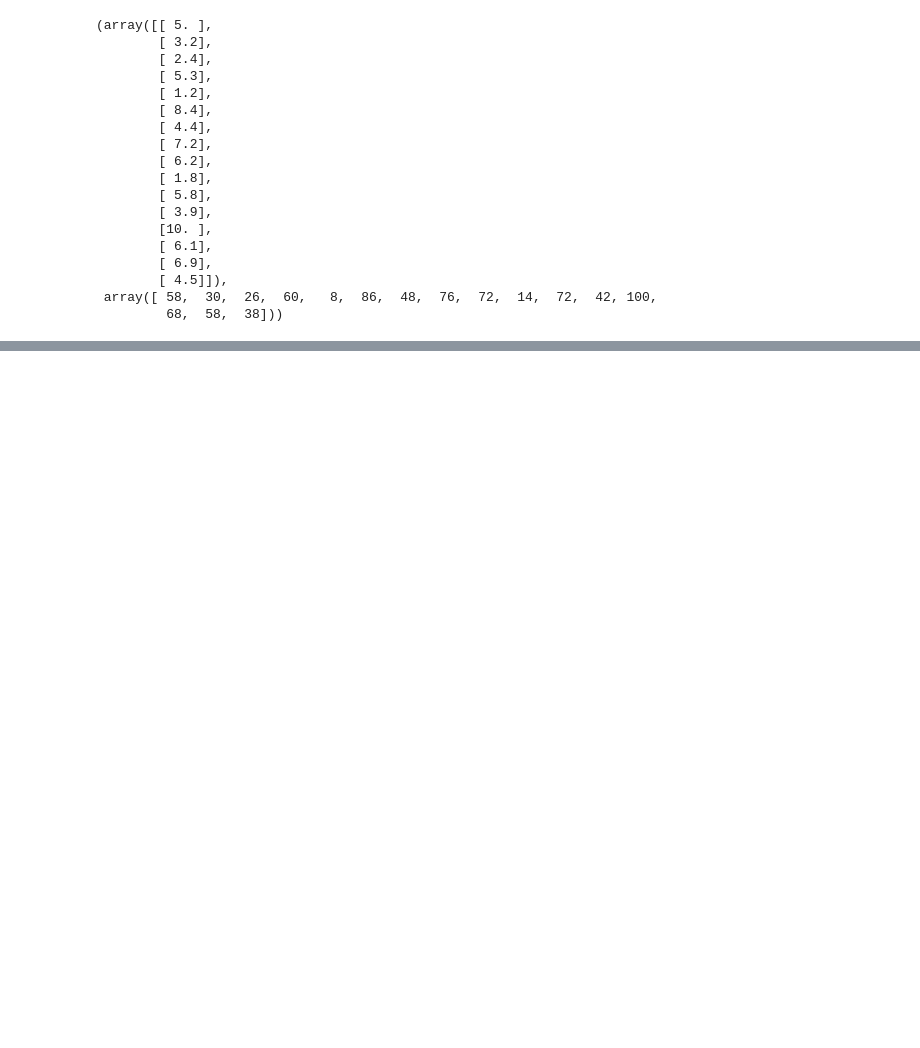
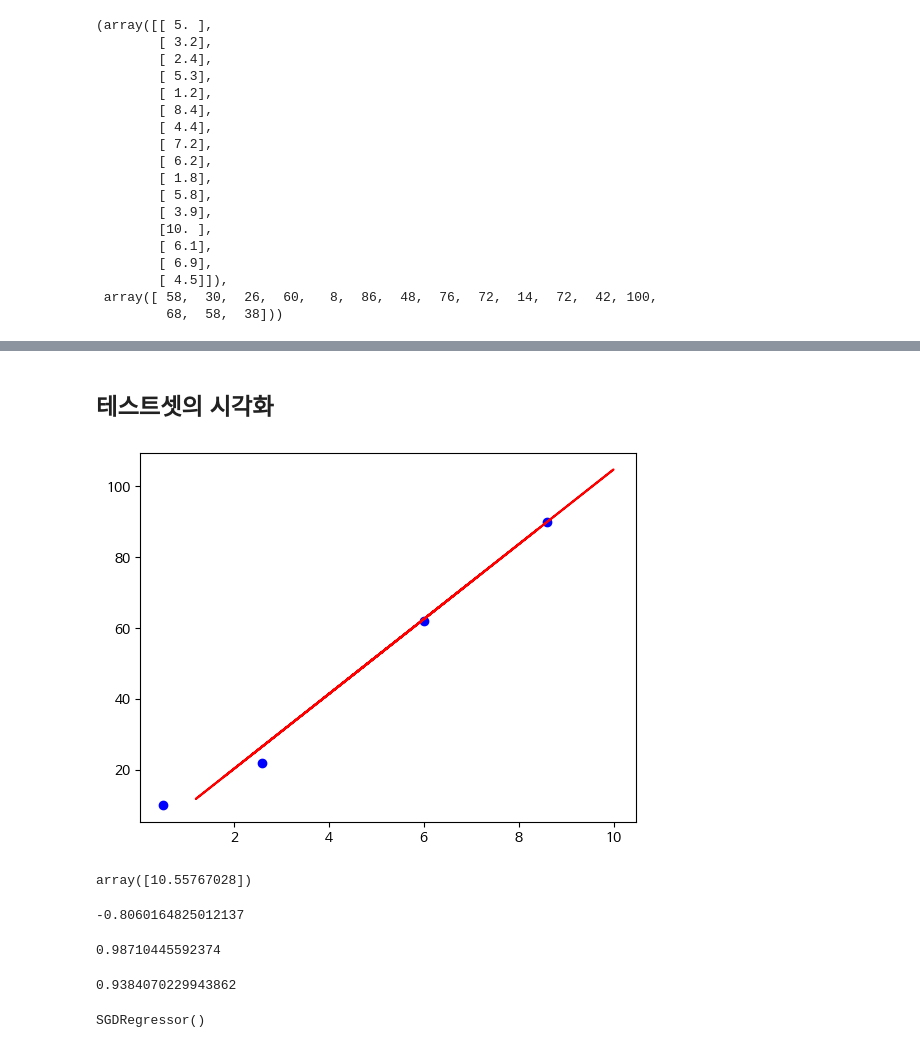
Before and after one commit to bhchoiyg/AI, a Jupyter notebook: LinearRegression.ipynb, the cells around one changed output, grey strips where cells are left out. Saved outputs shown, nothing was run; the diff lists cells and outputs as text; code cells hidden in the pictures; blank space fills up the shorter version.

```diff
--- a/LinearRegression.ipynb
+++ b/LinearRegression.ipynb
@@ -137,0 +196,30 @@ x_train, y_train
+# %% [markdown]
+## 테스트셋의 시각화
+# %%
+plt.scatter(x_test,y_test,color = 'blue')
+plt.plot(x_train,reg.predict(x_train),color='red')
+plt.show()
+# %% [output]
+[figure, added]
+# %%
+reg.coef_
+# %% [output]
+array([10.55767028])
+# %%
+reg.intercept_
+# %% [output]
+-0.8060164825012137
+# %%
+reg.score(x_test,y_test)
+# %% [output]
+0.98710445592374
+# %%
+reg.score(x_train,y_train)
+# %% [output]
+0.9384070229943862
+# %%
+from sklearn.linear_model import SGDRegressor
+sr = SGDRegressor()
+sr.fit(x_train,y_train)
+# %% [output]
+SGDRegressor()
```
Also changed, not shown: parts of 11 cells of this notebook.
